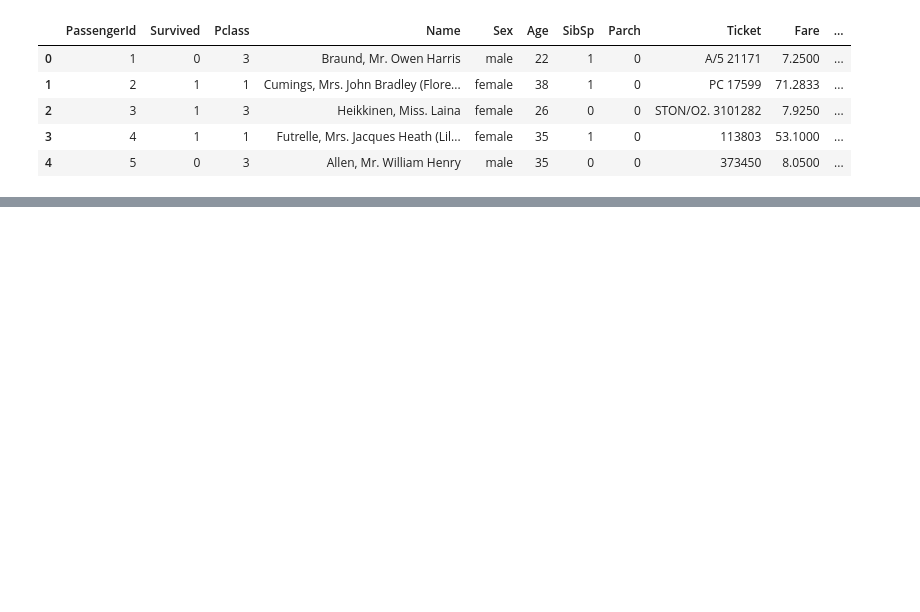
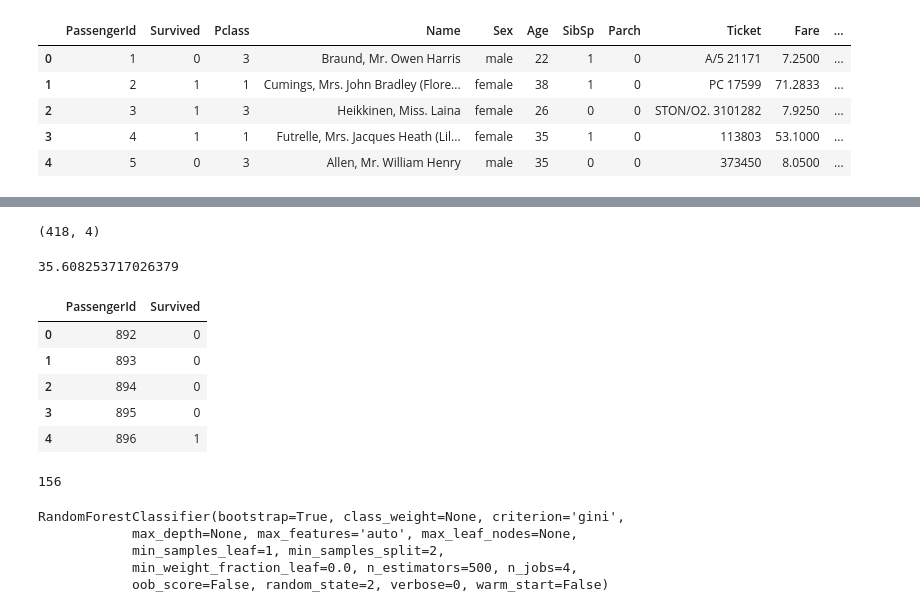
Before and after one commit to reinka/coding, a Jupyter notebook: MachineLearning/Python Machine Learning/chapter3/Titanic.ipynb, the cells around one changed output, grey strips where cells are left out. Saved outputs shown, nothing was run; the diff lists cells and outputs as text; code cells hidden in the pictures; blank space fills up the shorter version.

```diff
--- a/MachineLearning/Python Machine Learning/chapter3/Titanic.ipynb
+++ b/MachineLearning/Python Machine Learning/chapter3/Titanic.ipynb
@@ -22,0 +77,7 @@ train.head()
+# %%
+gender_f = [1.0 if i=='female' else 0.0 for i in test_df["Sex"]]
+final = np.array([test_df["Age"].fillna(test_df["Age"].mean()),test_df["Fare"],
+                    gender_f, test_df["Pclass"]]).T
+final.shape
+# %% [output]
+(418, 4)
@@ -22,0 +86,17 @@ train.head()
+# %%
+final[152,1] = (final[:151,1].sum() + final[153:,1].sum())/417
+# %% [output]
+35.608253717026379
+# %%
+solution = pd.DataFrame(test_df["PassengerId"])
+# %%
+solution["Survived"] = y_final
+# %%
+solution.head()
+# %% [output]
+|  | PassengerId | Survived |
+| 0 | 892 | 0 |
+| 1 | 893 | 0 |
+| 2 | 894 | 0 |
+| 3 | 895 | 0 |
+| 4 | 896 | 1 |
@@ -22,0 +105,4 @@ train.head()
+# %%
+solution["Survived"].sum()
+# %% [output]
+156
@@ -22,0 +111,10 @@ train.head()
+# %%
+from sklearn.ensemble import RandomForestClassifier
+clf = RandomForestClassifier(n_estimators=500, criterion="gini", n_jobs=4, random_state=2)
+clf.fit(X,y)
+# %% [output]
+RandomForestClassifier(bootstrap=True, class_weight=None, criterion='gini',
+            max_depth=None, max_features='auto', max_leaf_nodes=None,
+            min_samples_leaf=1, min_samples_split=2,
+            min_weight_fraction_leaf=0.0, n_estimators=500, n_jobs=4,
+            oob_score=False, random_state=2, verbose=0, warm_start=False)
```
Also changed, not shown: parts of 14 cells of this notebook, 2 other files.
